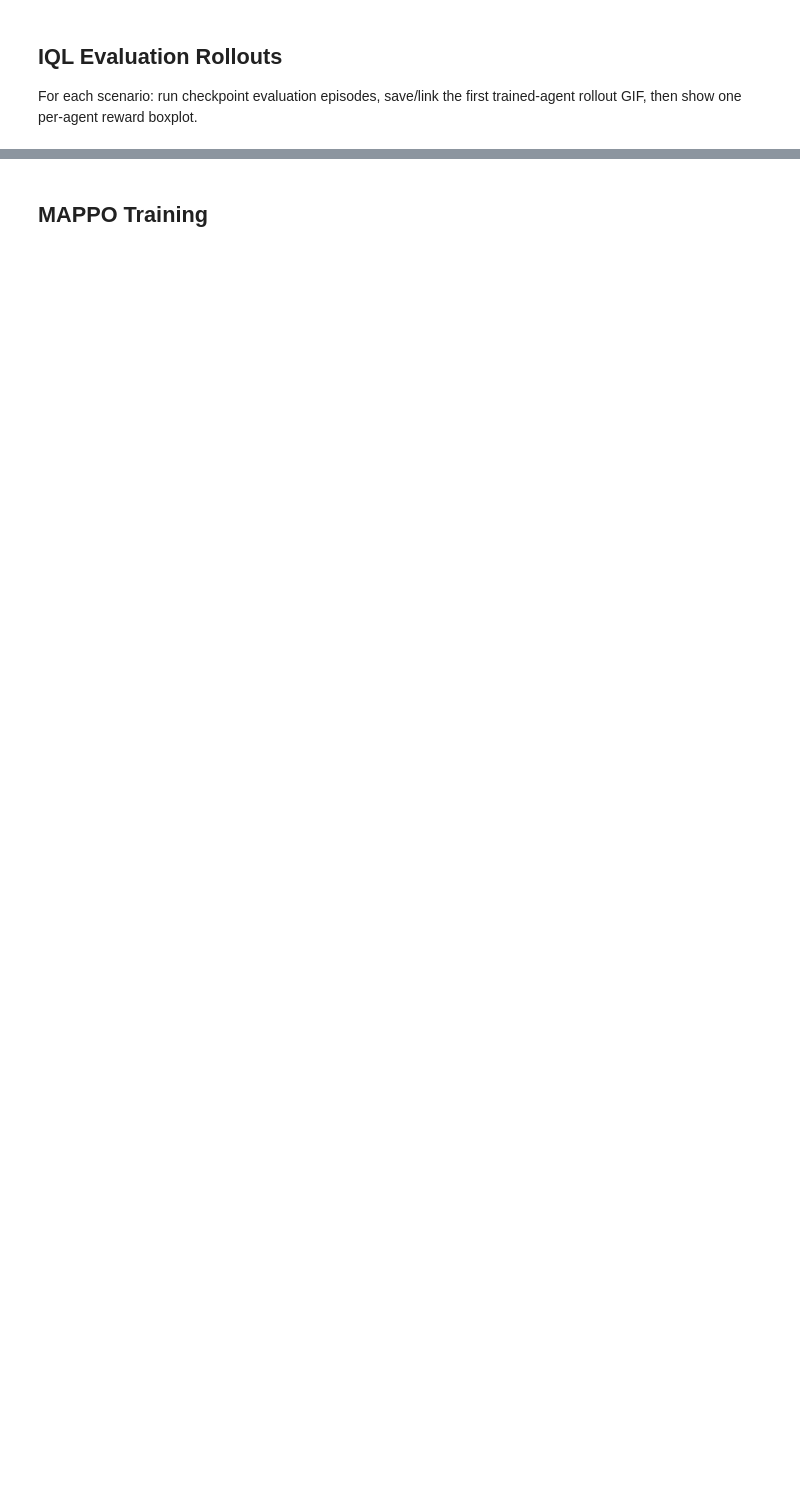
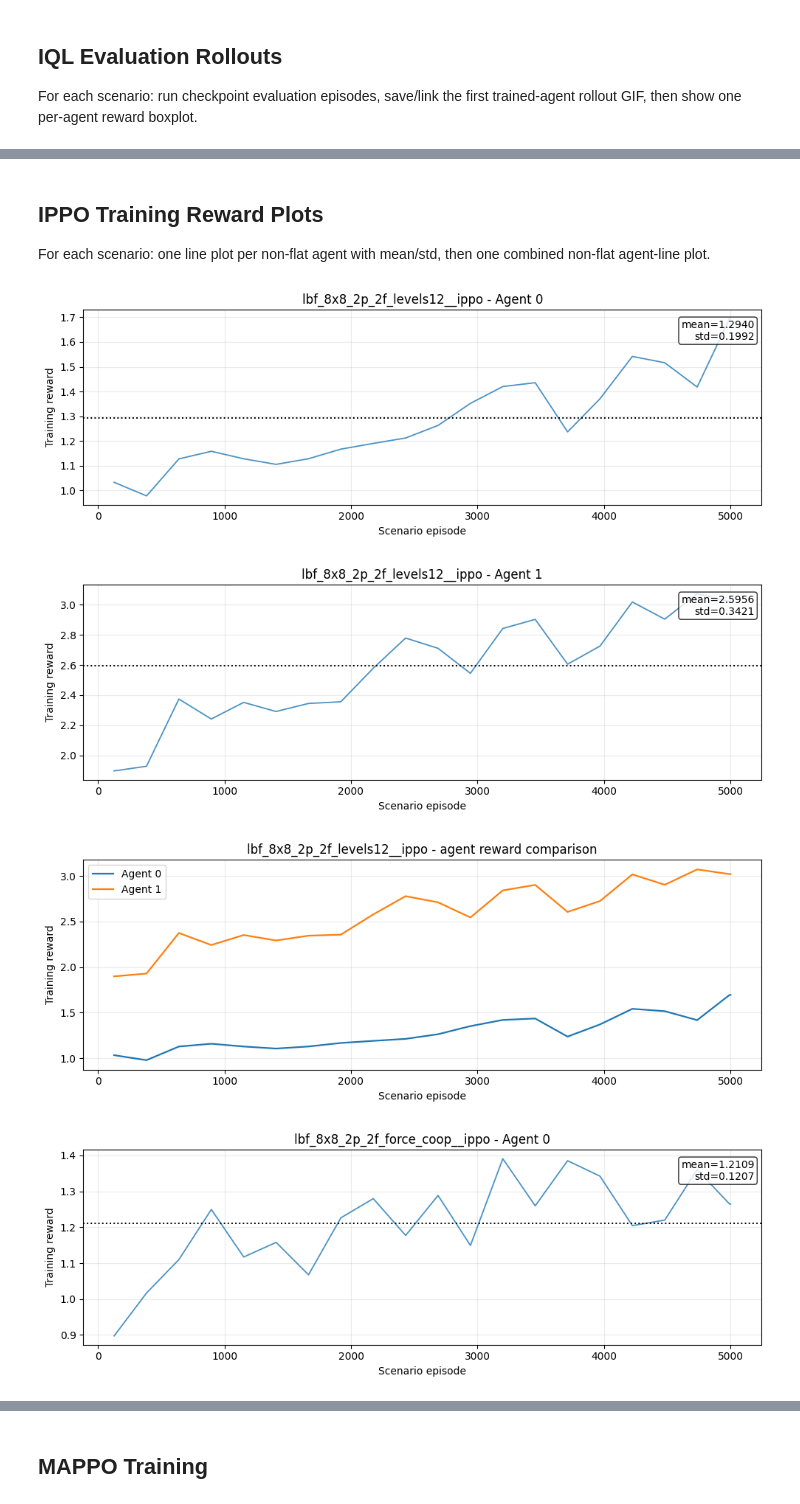
Before and after one commit to wowthecoder/SRE-DQN, a Jupyter notebook: discrete_action_space/lbf_grid/lbf_epymarl_baselines.ipynb, the cells around one changed output, grey strips where cells are left out. Saved outputs shown, nothing was run; the diff lists cells and outputs as text; code cells hidden in the pictures; blank space fills up the shorter version.

Commit message:
Ran LBF baseline notebook

```diff
--- a/discrete_action_space/lbf_grid/lbf_epymarl_baselines.ipynb
+++ b/discrete_action_space/lbf_grid/lbf_epymarl_baselines.ipynb
@@ -376,11 +422,0 @@ Run the local random-policy baseline and save reward artifacts.
-# %%
-records_random = []
-for i, scenario_key in enumerate(SCENARIOS):
-    record = run_random_policy_baseline(
-        scenario_key,
-        n_episodes=N_EPISODES,
-        seed=SEED + 1000 * i,
-        output_root=OUTPUT_ROOT,
-    )
-    records_random.append(record)
-    print_stats(record)
@@ -477,0 +571,16 @@ iql_eval_rollouts = run_epymarl_evaluation_rollouts(records_iql, common_reward=F
+# %%
+records_ippo = []
+for i, scenario_key in enumerate(SCENARIOS):
+    record = run_epymarl_baseline(
+        EPYMARL_ROOT,
+        'ippo',
+        scenario_key,
+        n_episodes=N_EPISODES,
+        seed=SEED + 1000 * i + 2,
+        output_root=OUTPUT_ROOT,
+        common_reward=False,
+        show_progress=True,
+        config_overrides=CONFIG_OVERRIDES,
+    )
+    records_ippo.append(record)
+    print_stats(record)
@@ -477,0 +624,11 @@ iql_eval_rollouts = run_epymarl_evaluation_rollouts(records_iql, common_reward=F
+# %% [markdown]
+## IPPO Training Reward Plots
+
+For each scenario: one line plot per non-flat agent with mean/std, then one combined non-flat agent-line plot.
+# %%
+ippo_training_figs = plot_training_rewards(records_ippo)
+# %% [output]
+[figure, added]
+[figure, added]
+[figure, added]
+[figure, added]
```
Also changed, not shown: parts of 32 cells of this notebook, 13 other files.
